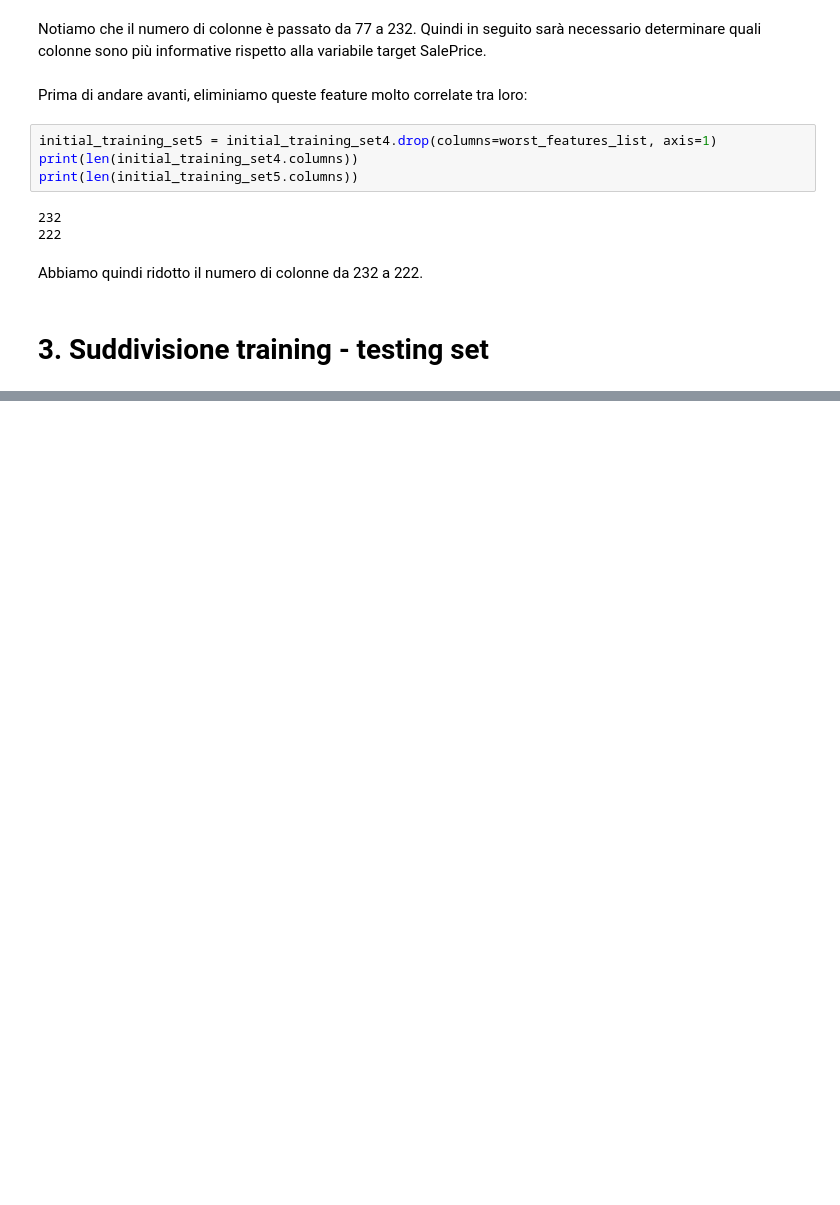
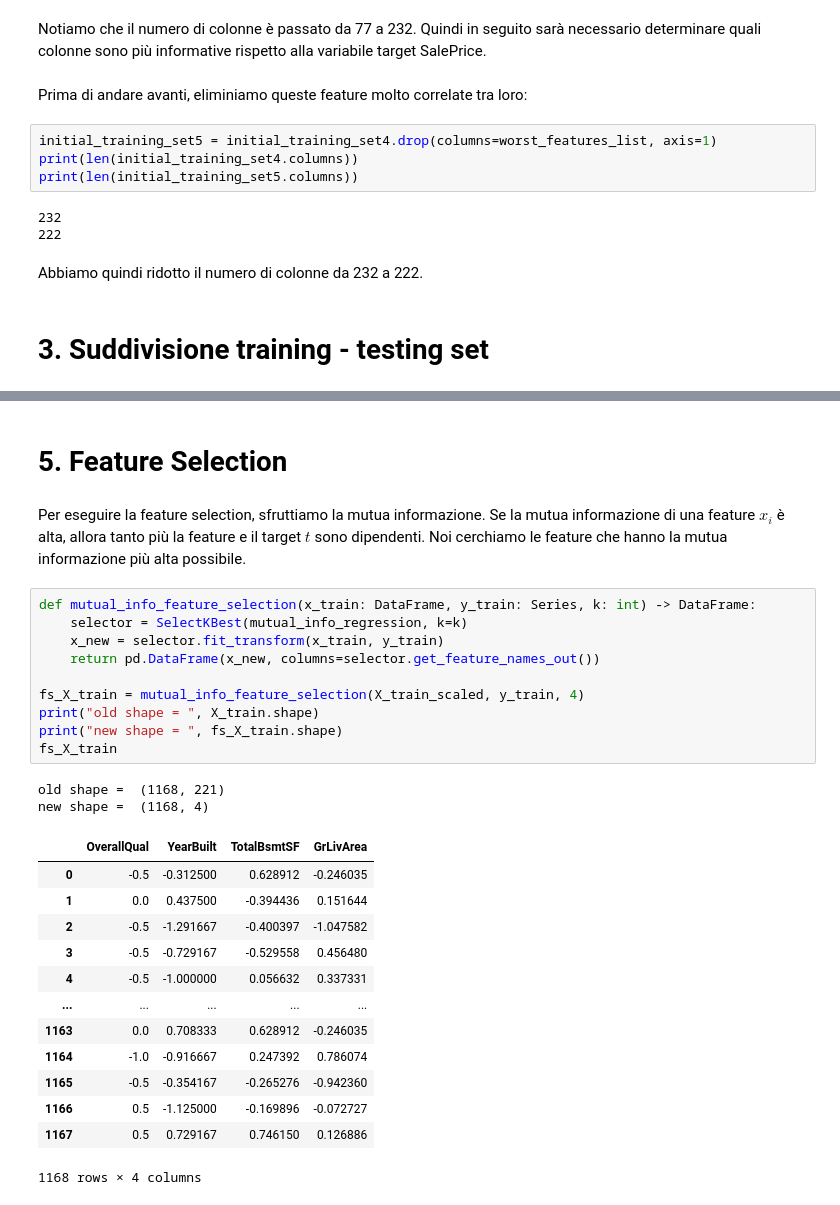
Before and after one commit to emelis-ptr/ProgettoML, a Jupyter notebook: code/notebook.ipynb, the cells around one changed output, grey strips where cells are left out. Saved outputs shown, nothing was run; the diff lists cells and outputs as text; blank space fills up the shorter version.

Commit message:
Aggiunti scaling e  feature selection mutual info

```diff
--- a/code/notebook.ipynb
+++ b/code/notebook.ipynb
@@ -575,0 +617,30 @@ shape test y: (292,)
+# %% [markdown]
+# 5. Feature Selection
+# %% [markdown]
+Per eseguire la feature selection, sfruttiamo la mutua informazione. Se la mutua informazione di una feature $x_i$ è alta, allora tanto più la feature e il target $t$ sono dipendenti. Noi cerchiamo le feature che hanno la mutua informazione più alta possibile.
+# %%
+def mutual_info_feature_selection(x_train: DataFrame, y_train: Series, k: int) -> DataFrame:
+    selector = SelectKBest(mutual_info_regression, k=k)
+    x_new = selector.fit_transform(x_train, y_train)
+    return pd.DataFrame(x_new, columns=selector.get_feature_names_out())
+
+fs_X_train = mutual_info_feature_selection(X_train_scaled, y_train, 4)
+print("old shape = ", X_train.shape)
+print("new shape = ", fs_X_train.shape)
+fs_X_train
+# %% [output]
+old shape =  (1168, 221)
+new shape =  (1168, 4)
+|  | OverallQual | YearBuilt | TotalBsmtSF | GrLivArea |
+| 0 | -0.5 | -0.312500 | 0.628912 | -0.246035 |
+| 1 | 0.0 | 0.437500 | -0.394436 | 0.151644 |
+| 2 | -0.5 | -1.291667 | -0.400397 | -1.047582 |
+| 3 | -0.5 | -0.729167 | -0.529558 | 0.456480 |
+| 4 | -0.5 | -1.000000 | 0.056632 | 0.337331 |
+| ... | ... | ... | ... | ... |
+| 1163 | 0.0 | 0.708333 | 0.628912 | -0.246035 |
+| 1164 | -1.0 | -0.916667 | 0.247392 | 0.786074 |
+| 1165 | -0.5 | -0.354167 | -0.265276 | -0.942360 |
+| 1166 | 0.5 | -1.125000 | -0.169896 | -0.072727 |
+| 1167 | 0.5 | 0.729167 | 0.746150 | 0.126886 |
+1168 rows × 4 columns
```
Also changed, not shown: parts of 12 cells of this notebook, 2 other files.
